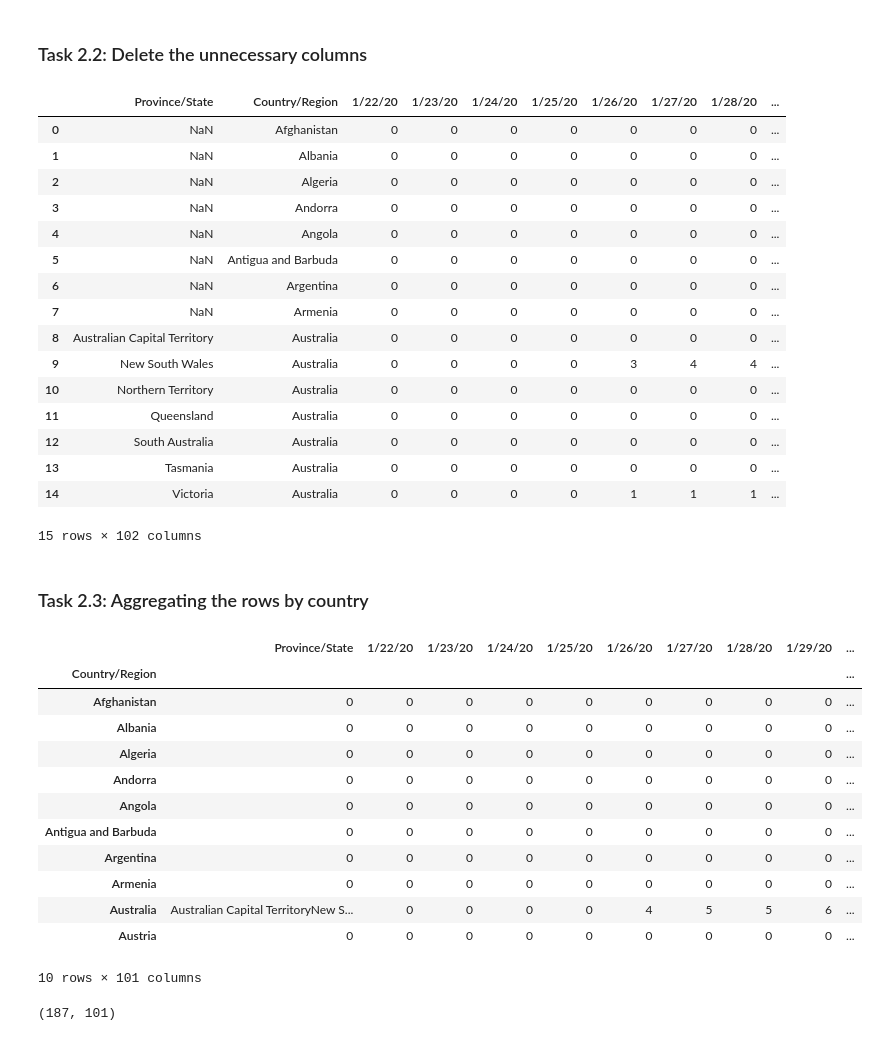
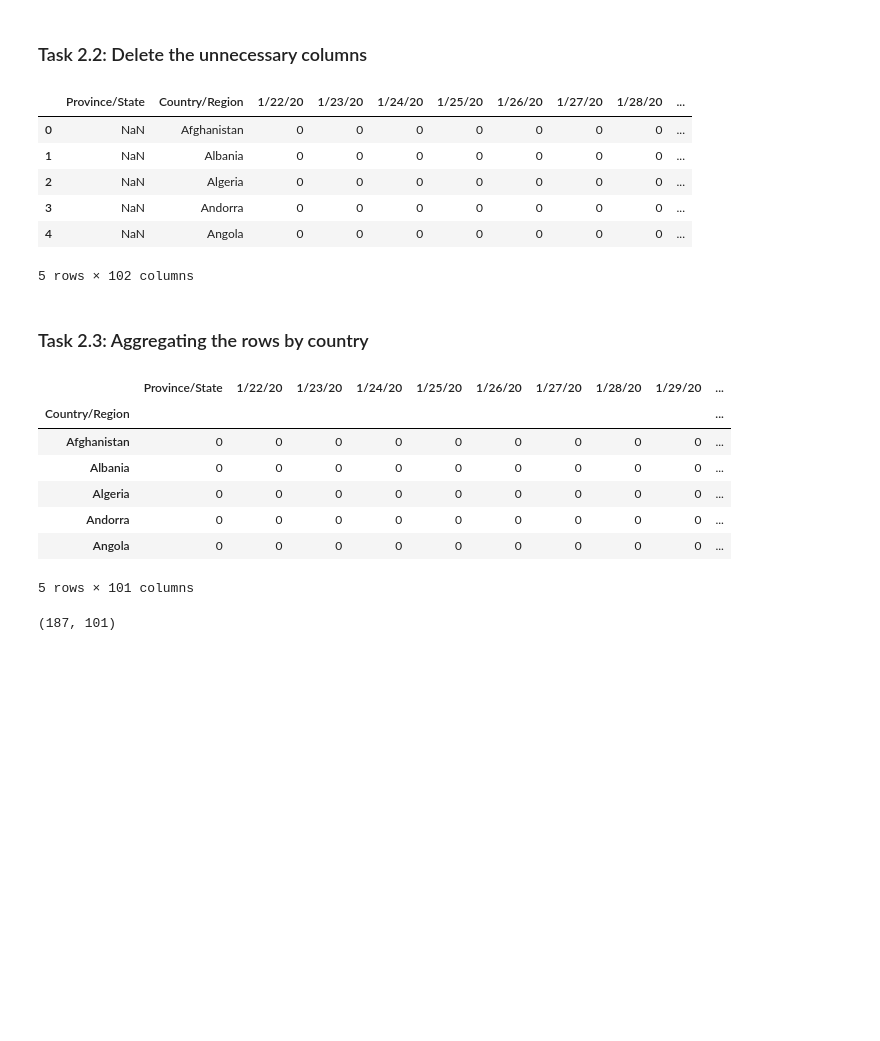
Before and after one commit to KyleHollands/Coursera_Project__COVID19_Data_Analysis_Using_Python, a Jupyter notebook: covid19 data analysis notebook.ipynb, the cells around one changed output. Drawn from its saved outputs; the diff is of its cells as text; code cells hidden in the pictures; blank space fills up the shorter version.

```diff
--- a/covid19 data analysis notebook.ipynb
+++ b/covid19 data analysis notebook.ipynb
@@ -46,31 +41,21 @@ data.shape
 # %%
 data.drop(['Lat', 'Long'], axis=1, inplace=True)  # Dropping unnecessary columns
 # %%
-data.head(15)
+data.head()
 # %% [output]
 |  | Province/State | Country/Region | 1/22/20 | 1/23/20 | 1/24/20 | 1/25/20 | 1/26/20 | 1/27/20 | 1/28/20 | ... |
 | 0 | NaN | Afghanistan | 0 | 0 | 0 | 0 | 0 | 0 | 0 | ... |
 | 1 | NaN | Albania | 0 | 0 | 0 | 0 | 0 | 0 | 0 | ... |
 | 2 | NaN | Algeria | 0 | 0 | 0 | 0 | 0 | 0 | 0 | ... |
 | 3 | NaN | Andorra | 0 | 0 | 0 | 0 | 0 | 0 | 0 | ... |
 | 4 | NaN | Angola | 0 | 0 | 0 | 0 | 0 | 0 | 0 | ... |
-| 5 | NaN | Antigua and Barbuda | 0 | 0 | 0 | 0 | 0 | 0 | 0 | ... |
-| 6 | NaN | Argentina | 0 | 0 | 0 | 0 | 0 | 0 | 0 | ... |
-| 7 | NaN | Armenia | 0 | 0 | 0 | 0 | 0 | 0 | 0 | ... |
-| 8 | Australian Capital Territory | Australia | 0 | 0 | 0 | 0 | 0 | 0 | 0 | ... |
-| 9 | New South Wales | Australia | 0 | 0 | 0 | 0 | 3 | 4 | 4 | ... |
-| 10 | Northern Territory | Australia | 0 | 0 | 0 | 0 | 0 | 0 | 0 | ... |
-| 11 | Queensland | Australia | 0 | 0 | 0 | 0 | 0 | 0 | 0 | ... |
-| 12 | South Australia | Australia | 0 | 0 | 0 | 0 | 0 | 0 | 0 | ... |
-| 13 | Tasmania | Australia | 0 | 0 | 0 | 0 | 0 | 0 | 0 | ... |
-| 14 | Victoria | Australia | 0 | 0 | 0 | 0 | 1 | 1 | 1 | ... |
-15 rows × 102 columns
+5 rows × 102 columns
 # %% [markdown]
 ### Task 2.3: Aggregating the rows by country
 # %%
 data_aggregated = data.groupby('Country/Region').sum()
 # %%
-data_aggregated.head(10)
+data_aggregated.head()
 # %% [output]
 |  | Province/State | 1/22/20 | 1/23/20 | 1/24/20 | 1/25/20 | 1/26/20 | 1/27/20 | 1/28/20 | 1/29/20 | ... |
 | Country/Region |  |  |  |  |  |  |  |  |  | ... |
@@ -79,12 +64,7 @@ data_aggregated.head(10)
 | Algeria | 0 | 0 | 0 | 0 | 0 | 0 | 0 | 0 | 0 | ... |
 | Andorra | 0 | 0 | 0 | 0 | 0 | 0 | 0 | 0 | 0 | ... |
 | Angola | 0 | 0 | 0 | 0 | 0 | 0 | 0 | 0 | 0 | ... |
-| Antigua and Barbuda | 0 | 0 | 0 | 0 | 0 | 0 | 0 | 0 | 0 | ... |
-| Argentina | 0 | 0 | 0 | 0 | 0 | 0 | 0 | 0 | 0 | ... |
-| Armenia | 0 | 0 | 0 | 0 | 0 | 0 | 0 | 0 | 0 | ... |
-| Australia | Australian Capital TerritoryNew S... | 0 | 0 | 0 | 0 | 4 | 5 | 5 | 6 | ... |
-| Austria | 0 | 0 | 0 | 0 | 0 | 0 | 0 | 0 | 0 | ... |
-10 rows × 101 columns
+5 rows × 101 columns
 # %%
 data_aggregated.shape
 # %% [output]
```
Also changed, not shown: parts of 21 cells of this notebook, 1 other file.
